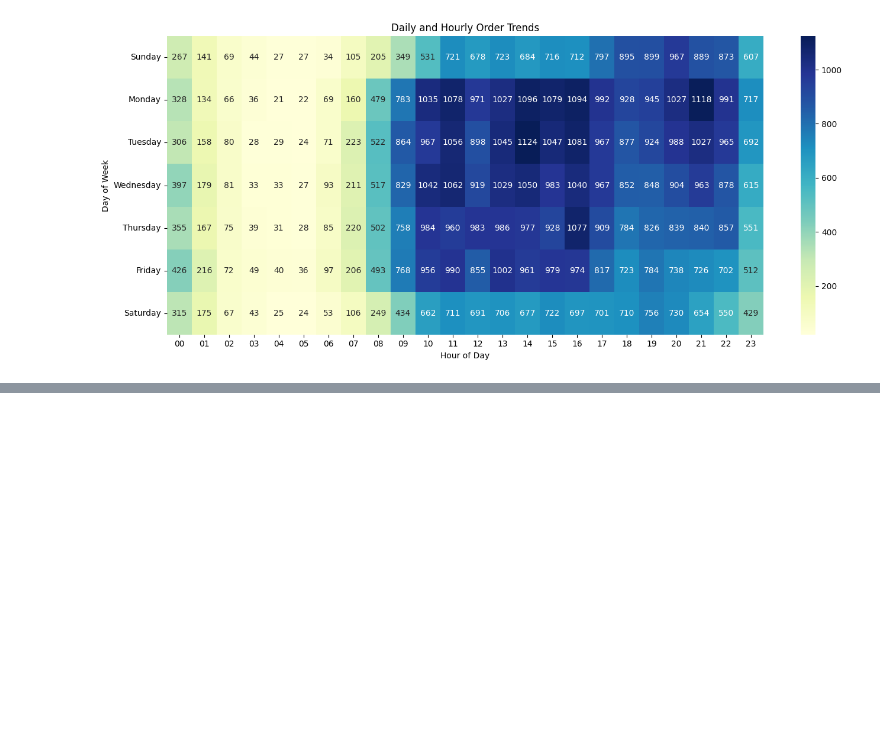
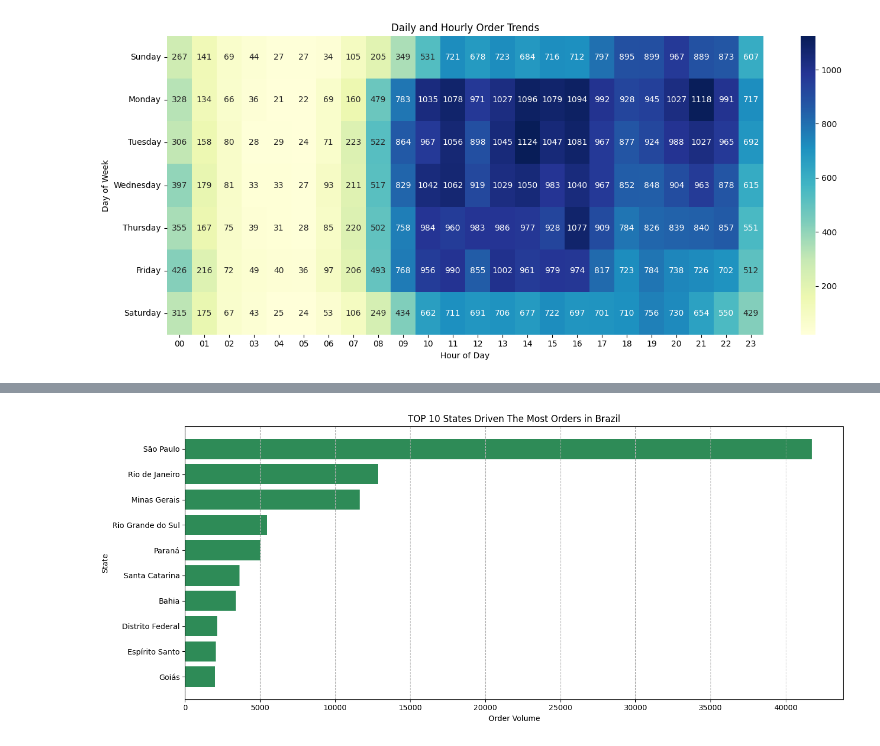
Before and after one commit to andy-nguyen-21/BrazilianE-Commerce, a Jupyter notebook: E_commerce_data_analyst.ipynb, the cells around one changed output, grey strips where cells are left out. Saved outputs shown, nothing was run; the diff lists cells and outputs as text; code cells hidden in the pictures; blank space fills up the shorter version.

```diff
--- a/E_commerce_data_analyst.ipynb
+++ b/E_commerce_data_analyst.ipynb
@@ -256,0 +360,13 @@ Generating heatmap:
+# %%
+# Create bar chart for top 10 states by order volumn
+plt.figure(figsize=(14, 6)) # Increase figure size
+plt.barh(top_10_state['customer_state'], top_10_state['order_count'], color='seagreen') # Change bar color to seagreen
+plt.xlabel('Order Volume')
+plt.ylabel('State')
+plt.title('TOP 10 States Driven The Most Orders in Brazil')
+
+plt.tight_layout()
+plt.grid(axis='x', linestyle='--') # Add a grid for better readability
+plt.show()
+# %% [output]
+[figure, added]
```
Also changed, not shown: parts of 12 cells of this notebook.
